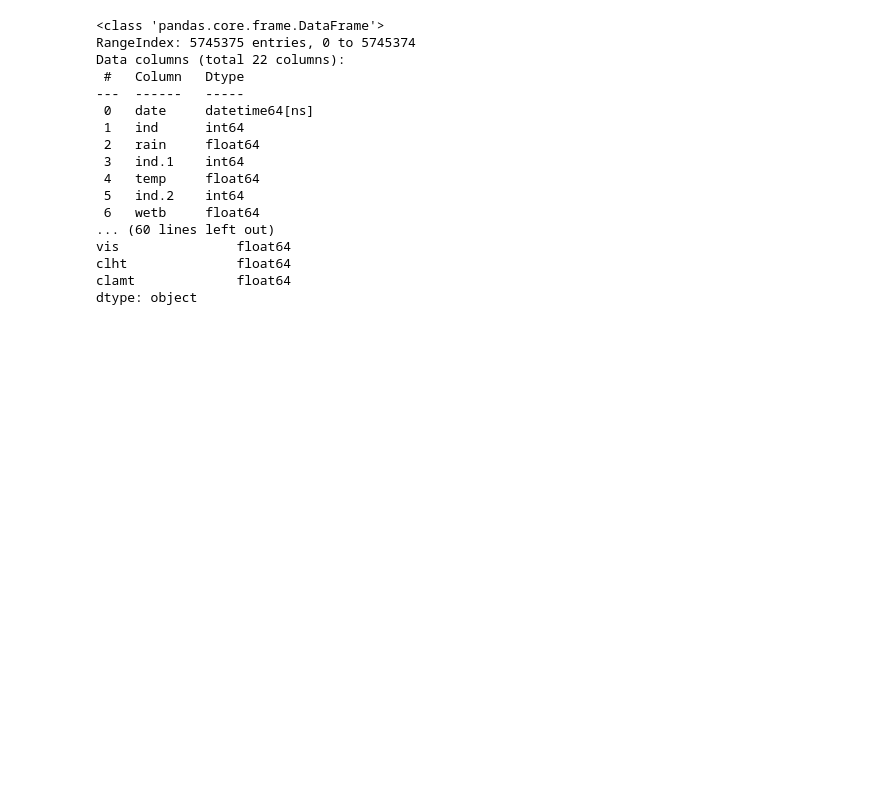
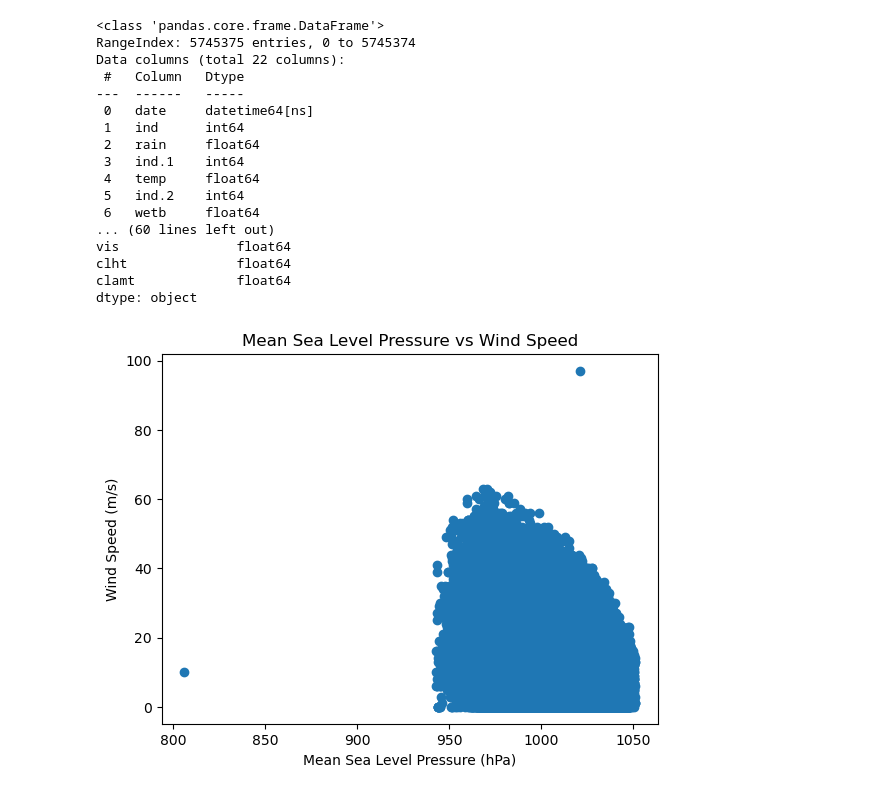
Before and after one commit to morgam7/PFDA-project, a Jupyter notebook: wind_farm_analysis.ipynb, the cells around one changed output. Drawn from its saved outputs; the diff is of its cells as text; code cells hidden in the pictures; blank space fills up the shorter version.

Commit message:
Trying some graphs

```diff
--- a/wind_farm_analysis.ipynb
+++ b/wind_farm_analysis.ipynb
@@ -266,3 +266,14 @@ vis               float64
 clht              float64
 clamt             float64
 dtype: object
+# %%
+columns_to_use = ['date', 'rain', 'temp', 'wdsp', 'wddir', 'dewpt', 'vappr', 'rhum', 'msl']
+subset_data = my_big_dataset[columns_to_use]
+
+plt.scatter(subset_data['msl'], subset_data['wdsp'])
+plt.title("Mean Sea Level Pressure vs Wind Speed")
+plt.xlabel("Mean Sea Level Pressure (hPa)")
+plt.ylabel("Wind Speed (m/s)")
+plt.show()
+# %% [output]
+[figure, added]
```
Also changed, not shown: parts of 3 cells of this notebook.
